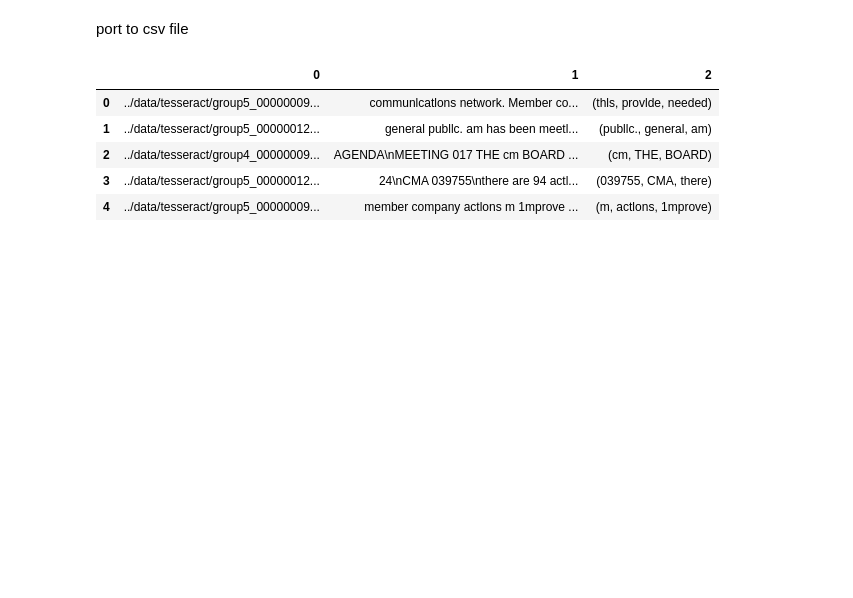
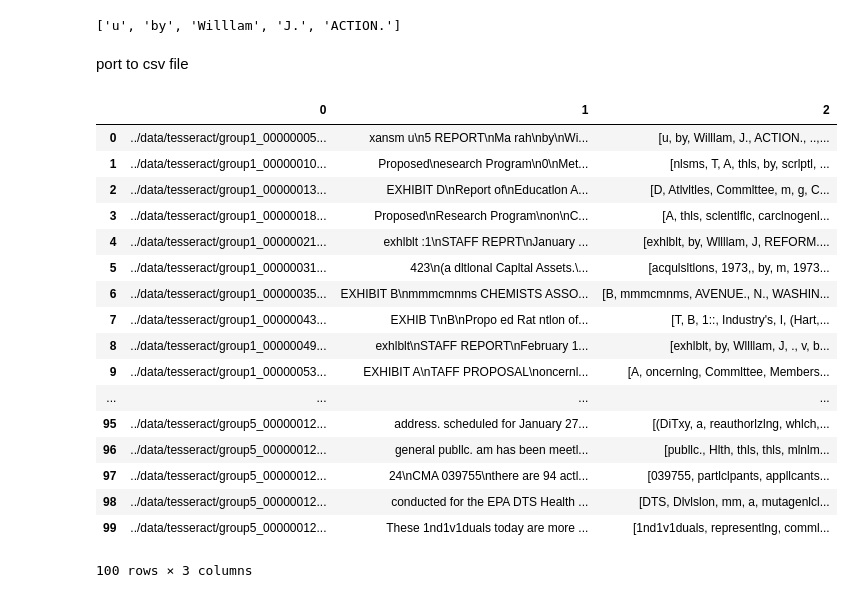
Before and after one commit to TZstatsADS/Spring2019-Proj4-group7, a Jupyter notebook: lib/Part3.ipynb, the cells around one changed output. Drawn from its saved outputs; the diff is of its cells as text; code cells hidden in the pictures; blank space fills up the shorter version.

```diff
--- a/lib/Part3.ipynb
+++ b/lib/Part3.ipynb
@@ -95,17 +95,33 @@ len(herp)
+# %%
+herp[:5]
+# %% [output]
+['u', 'by', 'Willlam', 'J.', 'ACTION.']
 # %% [markdown]
 port to csv file
 # %%
 import pandas as pd
 df = pd.DataFrame([name, arr, trash]).transpose()
 # %%
-df.head()
+df
 # %% [output]
 |  | 0 | 1 | 2 |
-| 0 | ../data/tesseract/group5_00000009... | communlcatlons network. Member co... | (thls, provlde, needed) |
-| 1 | ../data/tesseract/group5_00000012... | general publlc. am has been meetl... | (publlc., general, am) |
-| 2 | ../data/tesseract/group4_00000009... | AGENDA\nMEETING 017 THE cm BOARD ... | (cm, THE, BOARD) |
-| 3 | ../data/tesseract/group5_00000012... | 24\nCMA 039755\nthere are 94 actl... | (039755, CMA, there) |
-| 4 | ../data/tesseract/group5_00000009... | member company actlons m 1mprove ... | (m, actlons, 1mprove) |
+| 0 | ../data/tesseract/group1_00000005... | xansm u\n5 REPORT\nMa rah\nby\nWi... | [u, by, Willlam, J., ACTION., ..,... |
+| 1 | ../data/tesseract/group1_00000010... | Proposed\nesearch Program\n0\nMet... | [nlsms, T, A, thls, by, scrlptl, ... |
+| 2 | ../data/tesseract/group1_00000013... | EXHIBIT D\nReport of\nEducatlon A... | [D, Atlvltles, Commlttee, m, g, C... |
+| 3 | ../data/tesseract/group1_00000018... | Proposed\nResearch Program\non\nC... | [A, thls, sclentlflc, carclnogenl... |
+| 4 | ../data/tesseract/group1_00000021... | exhlblt :1\nSTAFF REPRT\nJanuary ... | [exhlblt, by, Wllllam, J, REFORM.... |
+| 5 | ../data/tesseract/group1_00000031... | 423\n(a dltlonal Capltal Assets.\... | [acqulsltlons, 1973,, by, m, 1973... |
+| 6 | ../data/tesseract/group1_00000035... | EXHIBIT B\nmmmcmnms CHEMISTS ASSO... | [B, mmmcmnms, AVENUE., N., WASHIN... |
+| 7 | ../data/tesseract/group1_00000043... | EXHIB T\nB\nPropo ed Rat ntlon of... | [T, B, 1::, Industry's, I, (Hart,... |
+| 8 | ../data/tesseract/group1_00000049... | exhlblt\nSTAFF REPORT\nFebruary 1... | [exhlblt, by, Wllllam, J, ., v, b... |
+| 9 | ../data/tesseract/group1_00000053... | EXHIBIT A\nTAFF PROPOSAL\noncernl... | [A, oncernlng, Commlttee, Members... |
+| ... | ... | ... | ... |
+| 95 | ../data/tesseract/group5_00000012... | address. scheduled for January 27... | [(DiTxy, a, reauthorlzlng, whlch,... |
+| 96 | ../data/tesseract/group5_00000012... | general publlc. am has been meetl... | [publlc., Hlth, thls, thls, mlnlm... |
+| 97 | ../data/tesseract/group5_00000012... | 24\nCMA 039755\nthere are 94 actl... | [039755, partlclpants, appllcants... |
+| 98 | ../data/tesseract/group5_00000012... | conducted for the EPA DTS Health ... | [DTS, Dlvlslon, mm, a, mutagenlcl... |
+| 99 | ../data/tesseract/group5_00000012... | These 1nd1v1duals today are more ... | [1nd1v1duals, representlng, comml... |
+100 rows × 3 columns
 # %%
 df.to_csv("../output/tuple_output.csv")
 # %%
```
Also changed, not shown: parts of 21 cells of this notebook, 6 other files.
